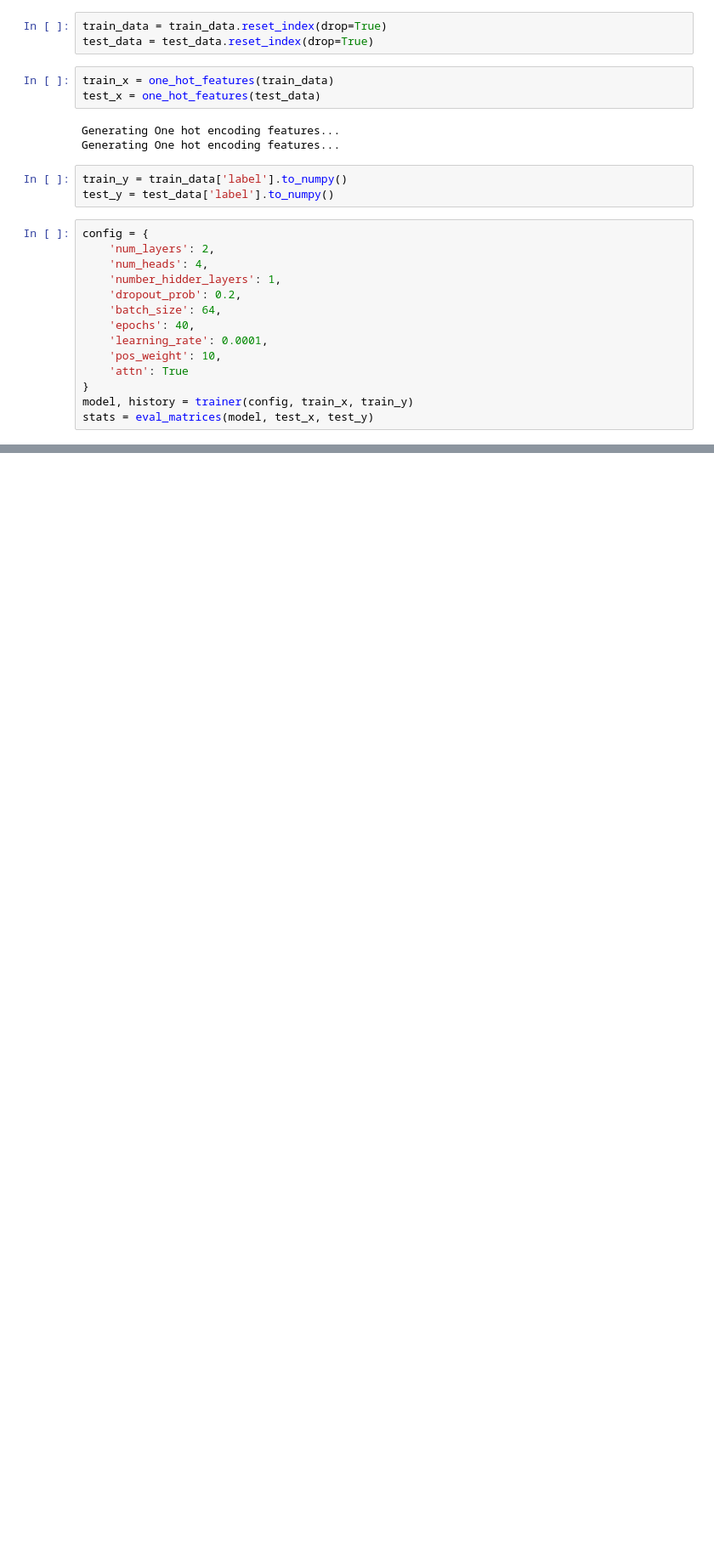
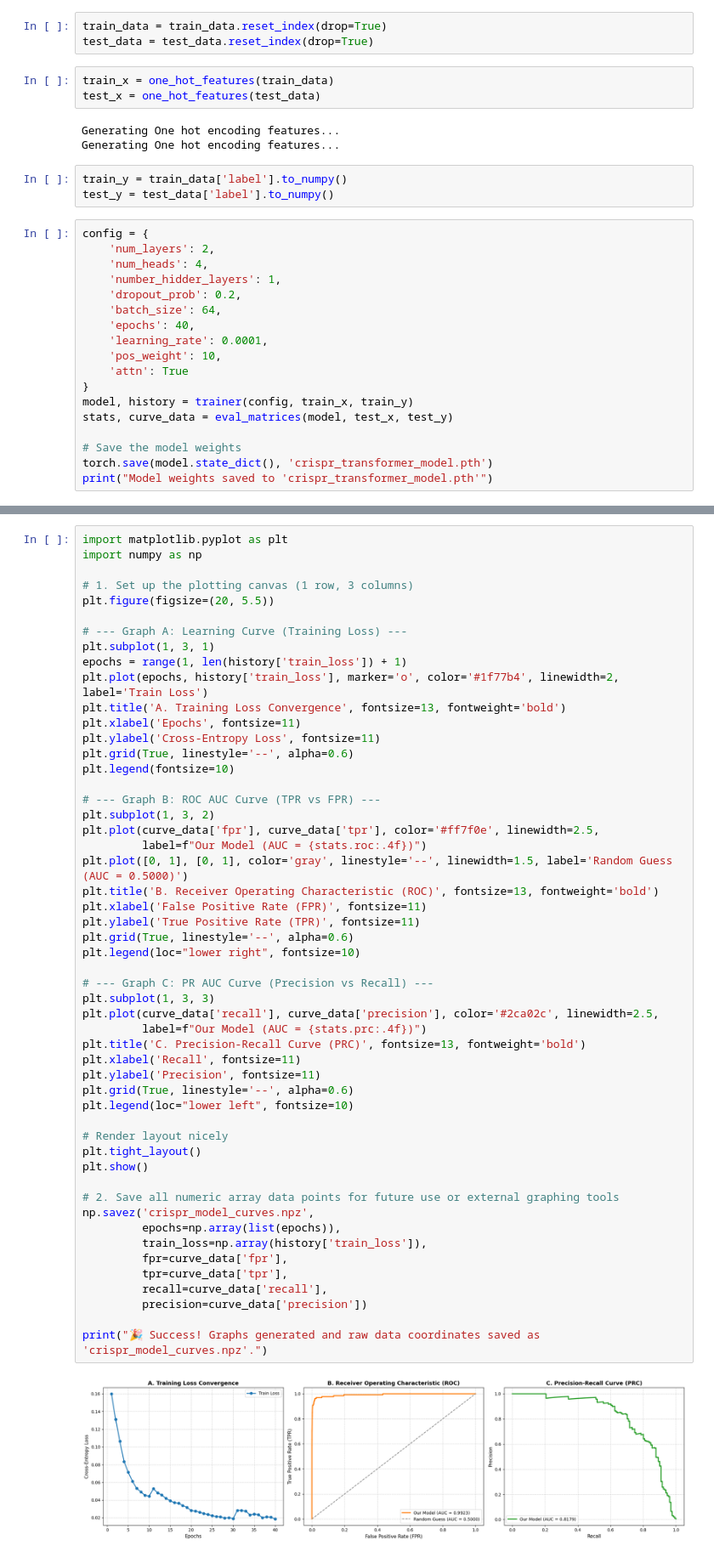
Before and after one commit to Anamul-Hoque-Emtiaj/CRISMER, a Jupyter notebook: test-scenario-1.ipynb, the cells around one changed output, grey strips where cells are left out. Shown at 85% size. Cells and saved outputs as stored; diff of their text form; blank space fills up the shorter version.

Commit message:
add test scenario 3 and ablation studies

```diff
--- a/test-scenario-1.ipynb
+++ b/test-scenario-1.ipynb
@@ -432,7 +447,11 @@ config = {
     'attn': True
 }
 model, history = trainer(config, train_x, train_y)
-stats = eval_matrices(model, test_x, test_y)
+stats, curve_data = eval_matrices(model, test_x, test_y)
+
+# Save the model weights
+torch.save(model.state_dict(), 'crispr_transformer_model.pth')
+print("Model weights saved to 'crispr_transformer_model.pth'")
 # %% [output]
 Epoch 1/40 | Train Loss: 0.1600
 Epoch 2/40 | Train Loss: 0.1311
@@ -459,0 +473,54 @@ PR AUC: 0.8006
+# %%
+import matplotlib.pyplot as plt
+import numpy as np
+
+# 1. Set up the plotting canvas (1 row, 3 columns)
+plt.figure(figsize=(20, 5.5))
+
+# --- Graph A: Learning Curve (Training Loss) ---
+plt.subplot(1, 3, 1)
+epochs = range(1, len(history['train_loss']) + 1)
+plt.plot(epochs, history['train_loss'], marker='o', color='#1f77b4', linewidth=2, label='Train Loss')
+plt.title('A. Training Loss Convergence', fontsize=13, fontweight='bold')
+plt.xlabel('Epochs', fontsize=11)
+plt.ylabel('Cross-Entropy Loss', fontsize=11)
+plt.grid(True, linestyle='--', alpha=0.6)
+plt.legend(fontsize=10)
+
+# --- Graph B: ROC AUC Curve (TPR vs FPR) ---
+plt.subplot(1, 3, 2)
+plt.plot(curve_data['fpr'], curve_data['tpr'], color='#ff7f0e', linewidth=2.5,
+         label=f"Our Model (AUC = {stats.roc:.4f})")
+plt.plot([0, 1], [0, 1], color='gray', linestyle='--', linewidth=1.5, label='Random Guess (AUC = 0.5000)')
+plt.title('B. Receiver Operating Characteristic (ROC)', fontsize=13, fontweight='bold')
+plt.xlabel('False Positive Rate (FPR)', fontsize=11)
+plt.ylabel('True Positive Rate (TPR)', fontsize=11)
+plt.grid(True, linestyle='--', alpha=0.6)
+plt.legend(loc="lower right", fontsize=10)
+
+# --- Graph C: PR AUC Curve (Precision vs Recall) ---
+plt.subplot(1, 3, 3)
+plt.plot(curve_data['recall'], curve_data['precision'], color='#2ca02c', linewidth=2.5,
+         label=f"Our Model (AUC = {stats.prc:.4f})")
+plt.title('C. Precision-Recall Curve (PRC)', fontsize=13, fontweight='bold')
+plt.xlabel('Recall', fontsize=11)
+plt.ylabel('Precision', fontsize=11)
+plt.grid(True, linestyle='--', alpha=0.6)
+plt.legend(loc="lower left", fontsize=10)
+
+# Render layout nicely
+plt.tight_layout()
+plt.show()
+
+# 2. Save all numeric array data points for future use or external graphing tools
+np.savez('crispr_model_curves.npz',
+         epochs=np.array(list(epochs)),
+         train_loss=np.array(history['train_loss']),
+         fpr=curve_data['fpr'],
+         tpr=curve_data['tpr'],
+         recall=curve_data['recall'],
+         precision=curve_data['precision'])
+
+print("🎉 Success! Graphs generated and raw data coordinates saved as 'crispr_model_curves.npz'.")
+# %% [output]
+[figure, added]
```
Also changed, not shown: parts of 5 cells of this notebook, 10 other files.
